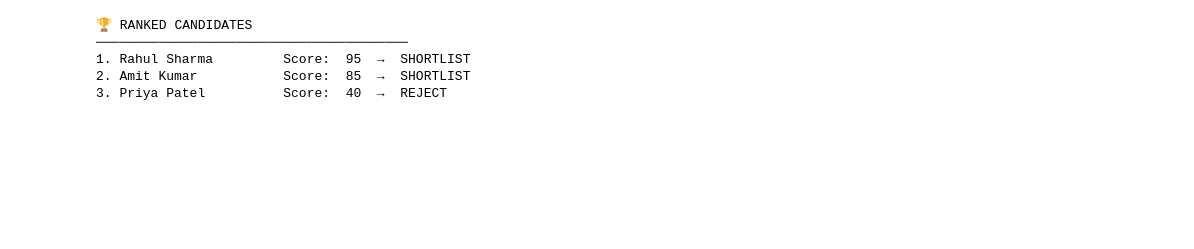
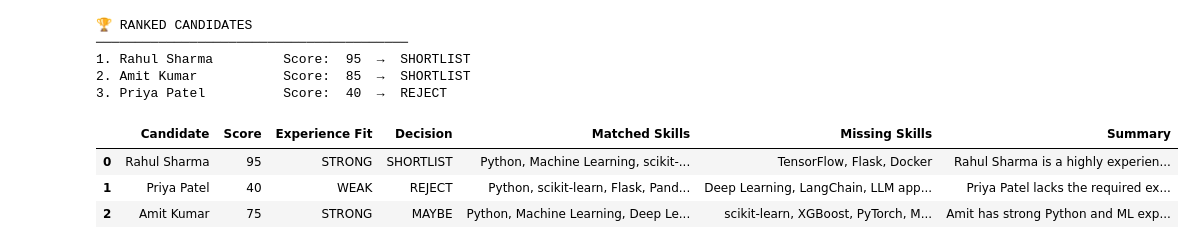
Before and after one commit to rahul8879/ai-ml-akila, a Jupyter notebook: 06_generative_ai/02_use_case.ipynb, the cells around one changed output. Drawn from its saved outputs; the diff is of its cells as text; code cells hidden in the pictures; blank space fills up the shorter version.

```diff
--- a/06_generative_ai/02_use_case.ipynb
+++ b/06_generative_ai/02_use_case.ipynb
@@ -407,3 +409,10 @@ for r in results:
     })
 
 candidate_df = pd.DataFrame(rows)
+# %%
+candidate_df.head()
+# %% [output]
+|  | Candidate | Score | Experience Fit | Decision | Matched Skills | Missing Skills | Summary |
+| 0 | Rahul Sharma | 95 | STRONG | SHORTLIST | Python, Machine Learning, scikit-... | TensorFlow, Flask, Docker | Rahul Sharma is a highly experien... |
+| 1 | Priya Patel | 40 | WEAK | REJECT | Python, scikit-learn, Flask, Pand... | Deep Learning, LangChain, LLM app... | Priya Patel lacks the required ex... |
+| 2 | Amit Kumar | 75 | STRONG | MAYBE | Python, Machine Learning, Deep Le... | scikit-learn, XGBoost, PyTorch, M... | Amit has strong Python and ML exp... |
```
Also changed, not shown: parts of 2 cells of this notebook, 1 other file.
